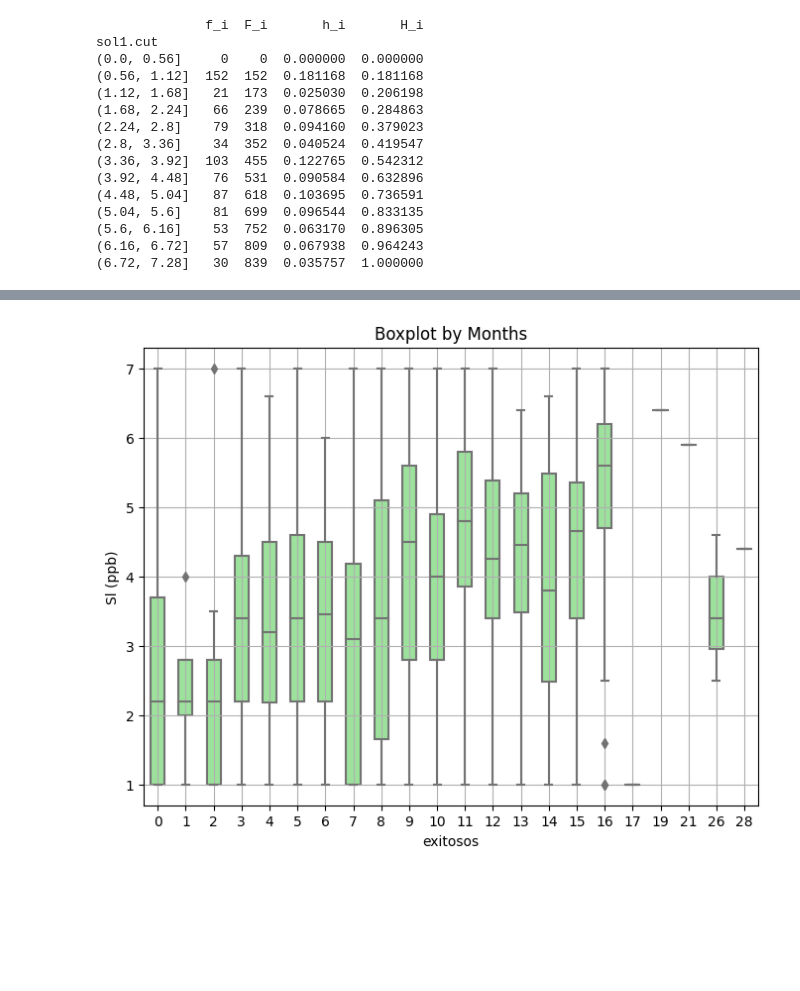
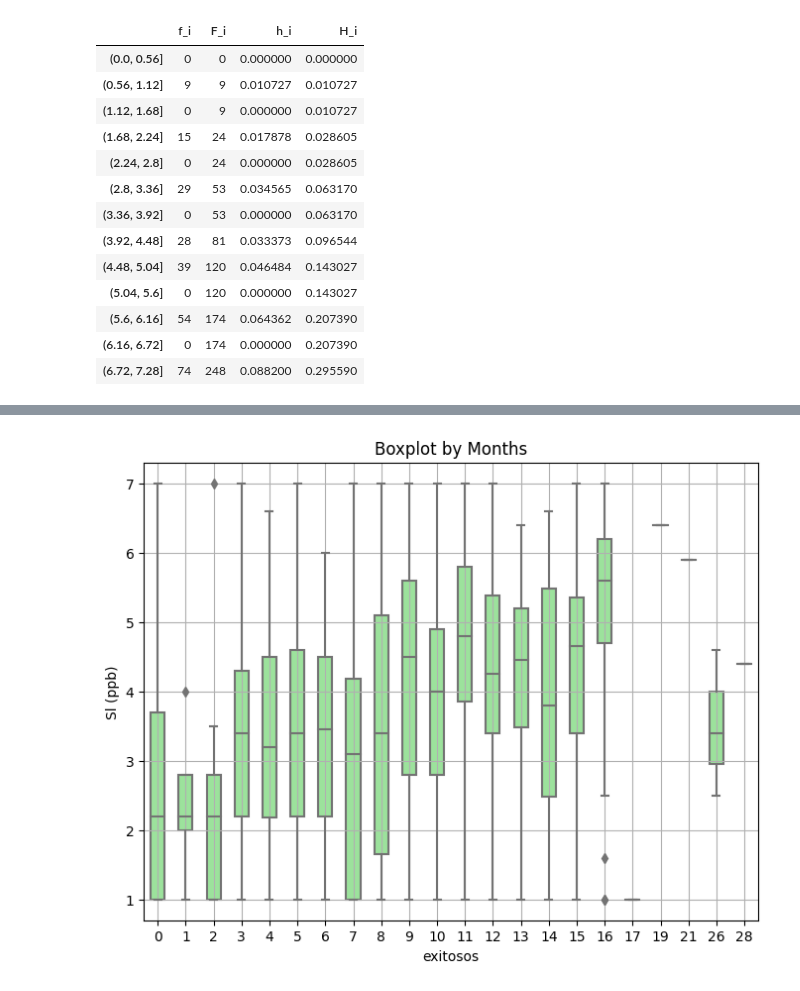
Before and after one commit to tonporaqui/tesis, a Jupyter notebook: notebooks/analisis_datos.ipynb, the cells around one changed output, grey strips where cells are left out. Saved outputs shown, nothing was run; the diff lists cells and outputs as text; code cells hidden in the pictures; blank space fills up the shorter version.

```diff
--- a/notebooks/analisis_datos.ipynb
+++ b/notebooks/analisis_datos.ipynb
@@ -131,29 +111,28 @@ coef_var(df['fallidos'])
 data2 = df.dropna()
 # %%
 # Tabla de frecuencias
-n = len(data2['sol1'])
-amplitud = (np.nanmax(data2['sol1']) - np.nanmin(data2['sol1'])) / (1 + 3.322 * np.log10(n))
-data2['sol1.cut'] = pd.cut(data2['sol1'], bins=np.arange(0, 7.56, 0.56))
-f_i = data2['sol1.cut'].value_counts().sort_index().values
+n = len(data2['exitosos'])
+amplitud = (np.nanmax(data2['exitosos']) - np.nanmin(data2['exitosos'])) / (1 + 3.322 * np.log10(n))
+data2['exitosos.cut'] = pd.cut(data2['exitosos'], bins=np.arange(0, 7.56, 0.56))
+f_i = data2['exitosos.cut'].value_counts().sort_index().values
 F_i = f_i.cumsum()
-h_i = f_i / len(data2['sol1'])
-H_i = F_i / len(data2['sol1'])
+h_i = f_i / len(data2['exitosos'])
+H_i = F_i / len(data2['exitosos'])
 
-table = pd.DataFrame({'f_i': f_i, 'F_i': F_i, 'h_i': h_i, 'H_i': H_i}, index=data2['sol1.cut'].value_counts().sort_index().index)
-print(table)
+table = pd.DataFrame({'f_i': f_i, 'F_i': F_i, 'h_i': h_i, 'H_i': H_i}, index=data2['exitosos.cut'].value_counts().sort_index().index)
+display(table)
 # %% [output]
-              f_i  F_i       h_i       H_i
-sol1.cut
-(0.0, 0.56]     0    0  0.000000  0.000000
-(0.56, 1.12]  152  152  0.181168  0.181168
-(1.12, 1.68]   21  173  0.025030  0.206198
-(1.68, 2.24]   66  239  0.078665  0.284863
-(2.24, 2.8]    79  318  0.094160  0.379023
-(2.8, 3.36]    34  352  0.040524  0.419547
-(3.36, 3.92]  103  455  0.122765  0.542312
-(3.92, 4.48]   76  531  0.090584  0.632896
-(4.48, 5.04]   87  618  0.103695  0.736591
-(5.04, 5.6]    81  699  0.096544  0.833135
-(5.6, 6.16]    53  752  0.063170  0.896305
-(6.16, 6.72]   57  809  0.067938  0.964243
-(6.72, 7.28]   30  839  0.035757  1.000000
+|  | f_i | F_i | h_i | H_i |
+| (0.0, 0.56] | 0 | 0 | 0.000000 | 0.000000 |
+| (0.56, 1.12] | 9 | 9 | 0.010727 | 0.010727 |
+| (1.12, 1.68] | 0 | 9 | 0.000000 | 0.010727 |
+| (1.68, 2.24] | 15 | 24 | 0.017878 | 0.028605 |
+| (2.24, 2.8] | 0 | 24 | 0.000000 | 0.028605 |
+| (2.8, 3.36] | 29 | 53 | 0.034565 | 0.063170 |
+| (3.36, 3.92] | 0 | 53 | 0.000000 | 0.063170 |
+| (3.92, 4.48] | 28 | 81 | 0.033373 | 0.096544 |
+| (4.48, 5.04] | 39 | 120 | 0.046484 | 0.143027 |
+| (5.04, 5.6] | 0 | 120 | 0.000000 | 0.143027 |
+| (5.6, 6.16] | 54 | 174 | 0.064362 | 0.207390 |
+| (6.16, 6.72] | 0 | 174 | 0.000000 | 0.207390 |
+| (6.72, 7.28] | 74 | 248 | 0.088200 | 0.295590 |
```
Also changed, not shown: parts of 26 cells of this notebook, 7 other files.
